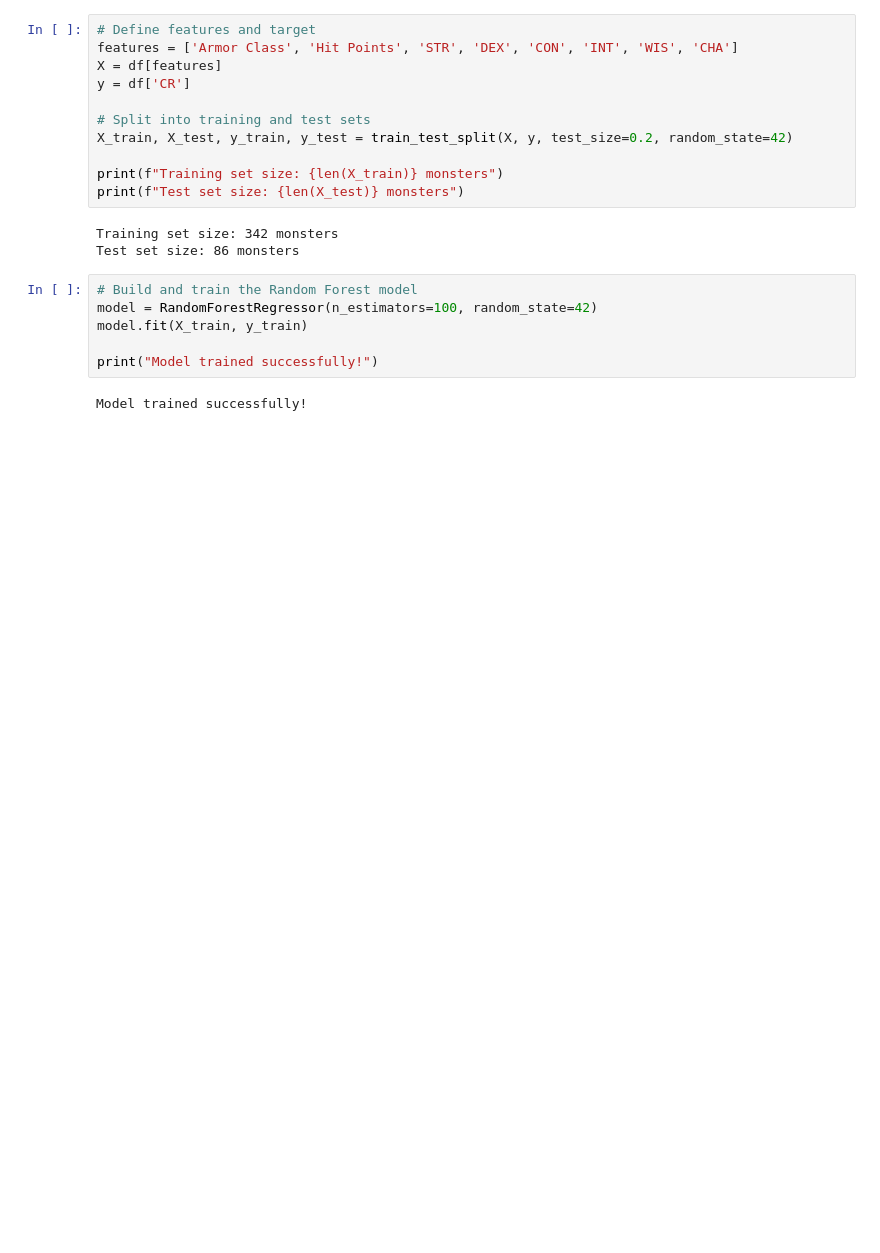
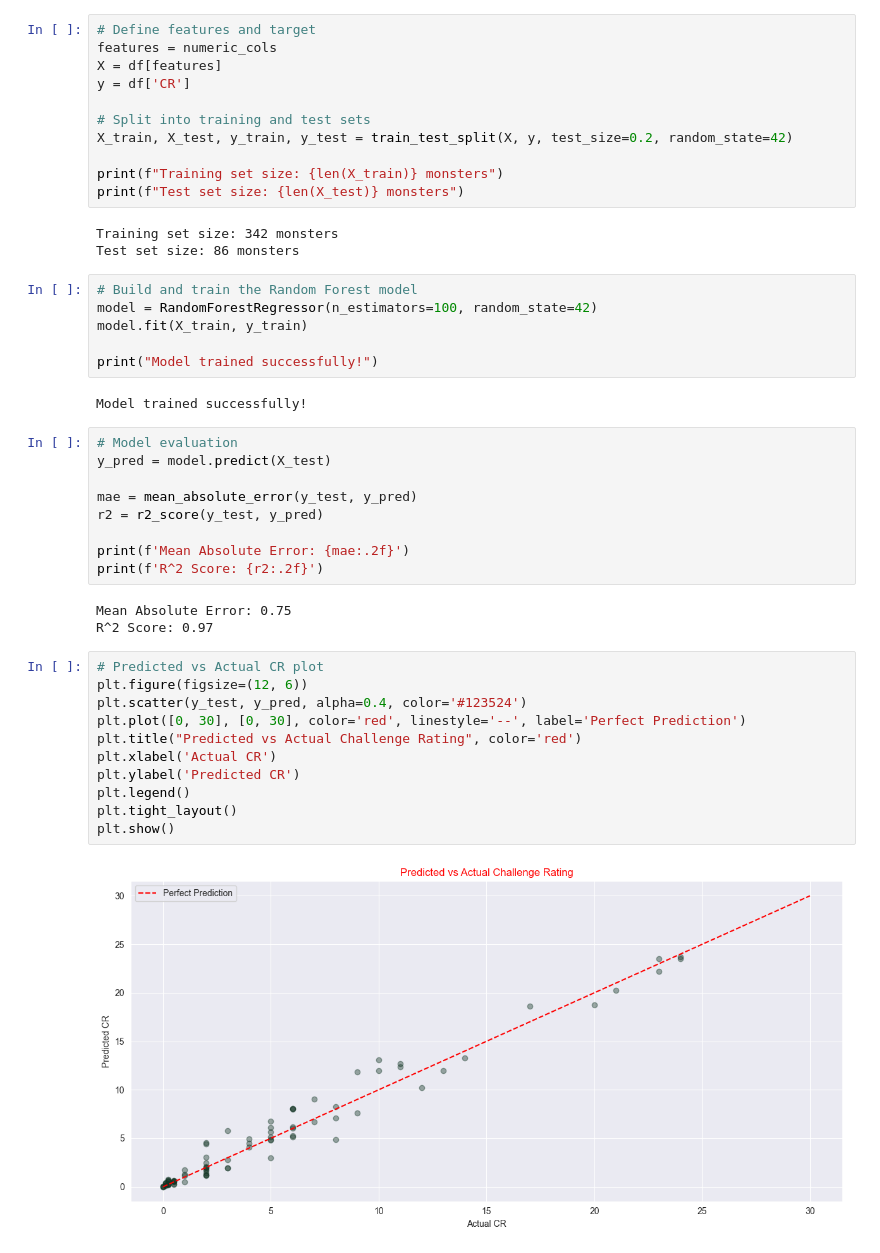
Before and after one commit to jpitts-dev/dnd-cr-predictor, a Jupyter notebook: cr_predictor_analysis.ipynb, the cells around one changed output. Saved outputs shown, nothing was run; the diff lists cells and outputs as text; blank space fills up the shorter version.

```diff
--- a/cr_predictor_analysis.ipynb
+++ b/cr_predictor_analysis.ipynb
@@ -139,6 +140,6 @@ plt.show()
 # %%
 # Define features and target
-features = ['Armor Class', 'Hit Points', 'STR', 'DEX', 'CON', 'INT', 'WIS', 'CHA']
+features = numeric_cols
 X = df[features]
 y = df['CR']
 
@@ -158,3 +159,28 @@ model.fit(X_train, y_train)
 print("Model trained successfully!")
 # %% [output]
 Model trained successfully!
+# %%
+# Model evaluation
+y_pred = model.predict(X_test)
+
+mae = mean_absolute_error(y_test, y_pred)
+r2 = r2_score(y_test, y_pred)
+
+print(f'Mean Absolute Error: {mae:.2f}')
+print(f'R^2 Score: {r2:.2f}')
+# %% [output]
+Mean Absolute Error: 0.75
+R^2 Score: 0.97
+# %%
+# Predicted vs Actual CR plot
+plt.figure(figsize=(12, 6))
+plt.scatter(y_test, y_pred, alpha=0.4, color='#123524')
+plt.plot([0, 30], [0, 30], color='red', linestyle='--', label='Perfect Prediction')
+plt.title("Predicted vs Actual Challenge Rating", color='red')
+plt.xlabel('Actual CR')
+plt.ylabel('Predicted CR')
+plt.legend()
+plt.tight_layout()
+plt.show()
+# %% [output]
+[figure, added]
```
Also changed, not shown: parts of 7 cells of this notebook, 1 other file.
